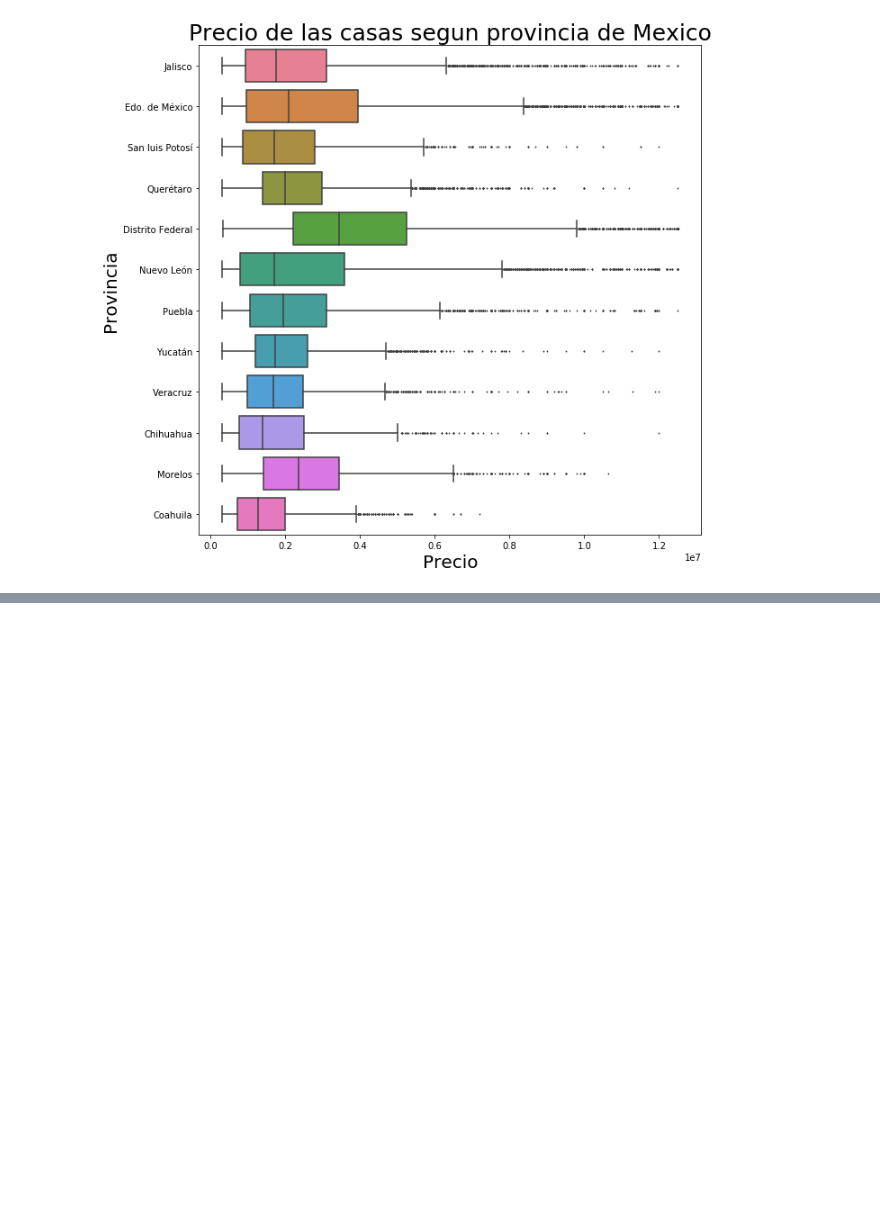
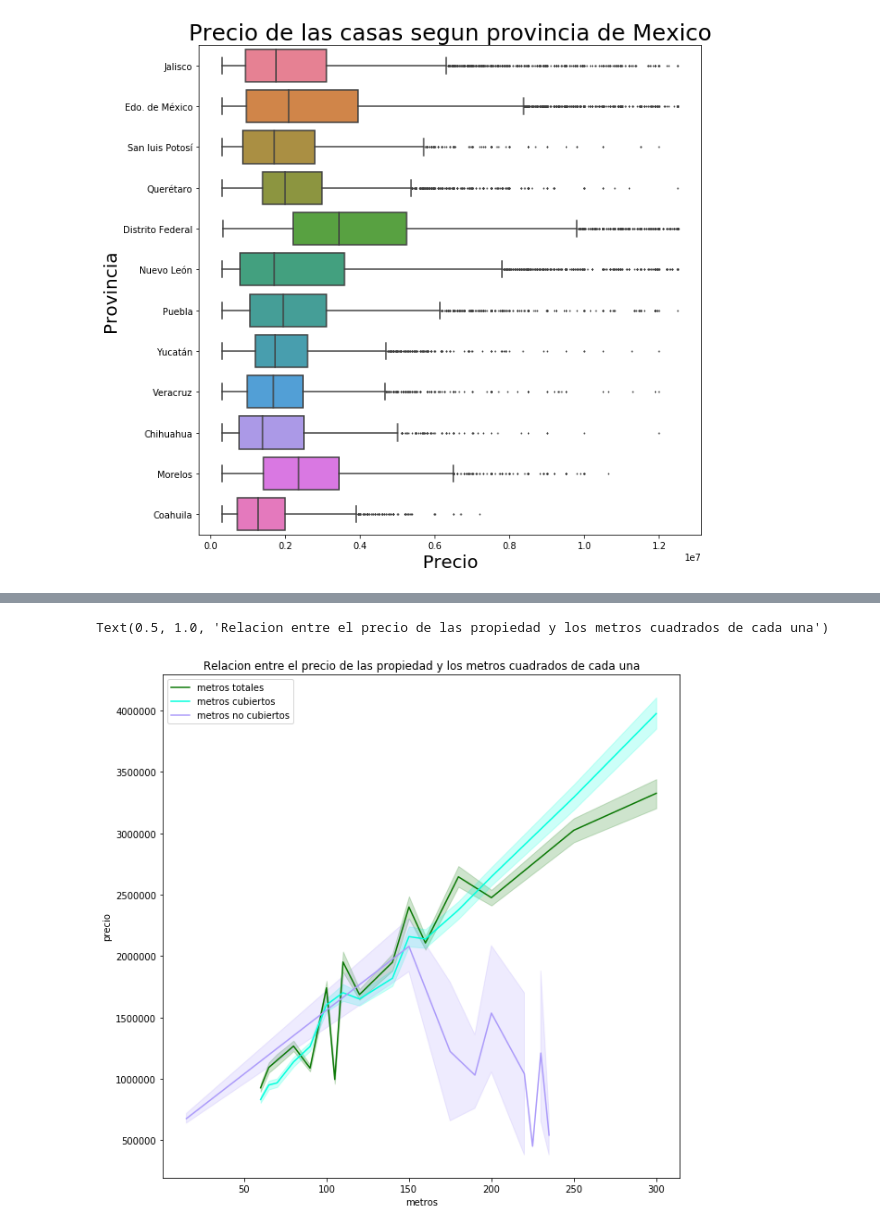
Before and after one commit to lorenzolgz/orgadatostp1, a Jupyter notebook: Analisis_basico.ipynb, the cells around one changed output, grey strips where cells are left out. Saved outputs shown, nothing was run; the diff lists cells and outputs as text; code cells hidden in the pictures; blank space fills up the shorter version.

```diff
--- a/Analisis_basico.ipynb
+++ b/Analisis_basico.ipynb
@@ -586,0 +695,6 @@ Text(0, 0.5, 'Provincia')
+# %%
+per_year = df3.groupby('id').agg({'precio':['sum'],'metrostotales':['sum'], 'metroscubiertos': ['sum']}) # notar que se obtiene un DataFrame
+per_year.reset_index(inplace=True)
+per_year.columns = ['id', 'precio', 'metrostotales', 'metroscubiertos']
+per_year['metrosdescubiertos'] = per_year['metrostotales']-per_year['metroscubiertos']
+per_year['metrosdescubiertos'].value_counts()
@@ -586,0 +719,9 @@ Text(0, 0.5, 'Provincia')
+# %%
+filtro_metros=per_year['metrosdescubiertos']>0
+filtro_metros=filtro_metros[filtro_metros]
+per_year=per_year[per_year['metrosdescubiertos'].isin(filtro_metros.index)]
+
+#filtro_metros=per_year['metroscubiertos'].value_counts()>200
+#filtro_metros=filtro_metros[filtro_metros]
+#per_year=per_year[per_year['metroscubiertos'].isin(filtro_metros.index)]
+per_year
@@ -586,0 +747,10 @@ Text(0, 0.5, 'Provincia')
+# %%
+plt.figure(figsize=(10,10))
+g=sns.lineplot(x="metrostotales", y="precio", data=df3, color="#0b7805",label="metros totales")
+g=sns.lineplot(x="metroscubiertos", y="precio", data=df4, color="#00ffdd",label="metros cubiertos")
+g=sns.lineplot(x="metrosdescubiertos", y="precio", data=per_year, color="#ac9bfa",label="metros no cubiertos")
+g.set_xlabel("metros")
+g.set_title("Relacion entre el precio de las propiedad y los metros cuadrados de cada una")
+# %% [output]
+Text(0.5, 1.0, 'Relacion entre el precio de las propiedad y los metros cuadrados de cada una')
+[figure, added]
```
Also changed, not shown: parts of 13 cells of this notebook.
